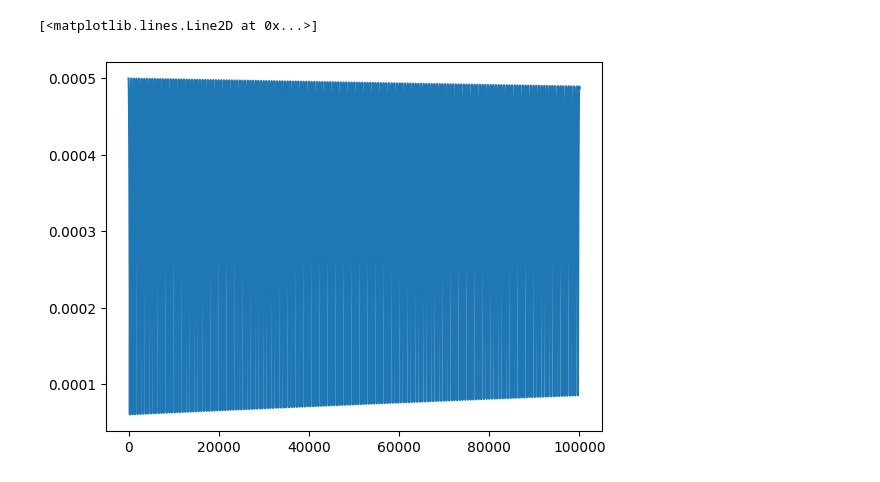
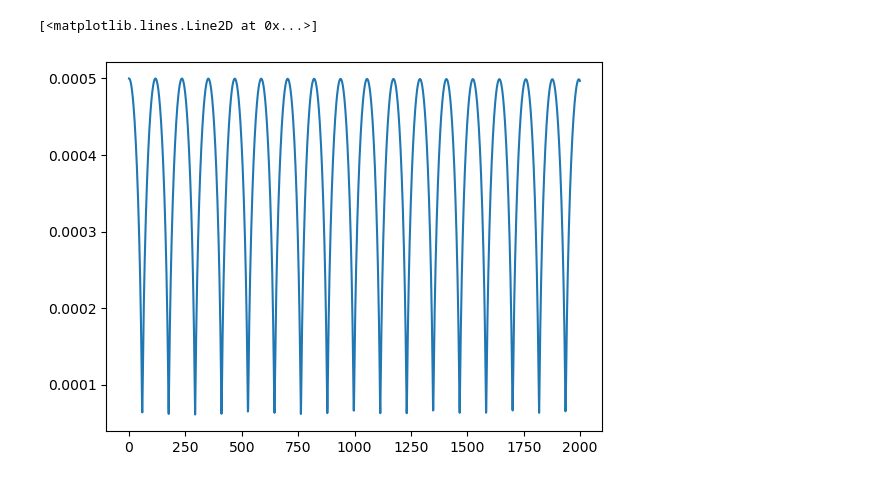
Before and after one commit to coNimaTo/Investigacion-I, a Jupyter notebook: Frinos.ipynb, the cells around one changed output. Drawn from its saved outputs; the diff is of its cells as text; code cells hidden in the pictures.

```diff
--- a/Frinos.ipynb
+++ b/Frinos.ipynb
@@ -5,3 +1,22 @@ import numpy as np
+# %%
+from math import *
+import matplotlib
+import matplotlib.pyplot as plt
+import numpy as np
+from scipy.integrate import solve_ivp
+
+matplotlib.rcParams['axes.labelsize'] = 15
+
+def plotsol(t,y):
+    fig, ax = plt.subplots(2, 1, sharex= True, figsize = (8,5), dpi = 150, tight_layout = True)
+    ax[0].set_ylabel(r"$\dot R$ [m/s]")
+    ax[1].set(ylabel = r"$R$ [mm]", xlabel = "$t$ [s]")
+
+    ax[0].plot(t, y[0])
+    ax[1].plot(t, y[1]*1000)
+
+    ax[0].set(xlim = (t[0], t[-1]))
+    ax[1].set_ylim(bottom = 0)
 # %%
 patm        = 98000     # Pascals
 T_amb       = 293       # Kelvin
@@ -26,7 +41,7 @@ def step_B(t, a, b):
     ) /rho_agua
 # %%
 delta_t = 1E-8
-steps   = int(1E8)
+steps   = int(1E7)
 a, b = [5E-4], [0] # m , m/s
 
 for step in range(1, steps):
@@ -36,7 +51,7 @@ for step in range(1, steps):
     a.append(anew)
     b.append(bnew)
 # %%
-plt.plot(a[::1000])
+plt.plot(a[::5000])
 # %% [output]
 [<matplotlib.lines.Line2D at 0x...>]
-[figure, old version]
+[figure, new version]
```
Also changed, not shown: parts of 3 cells of this notebook, 1 other file.
